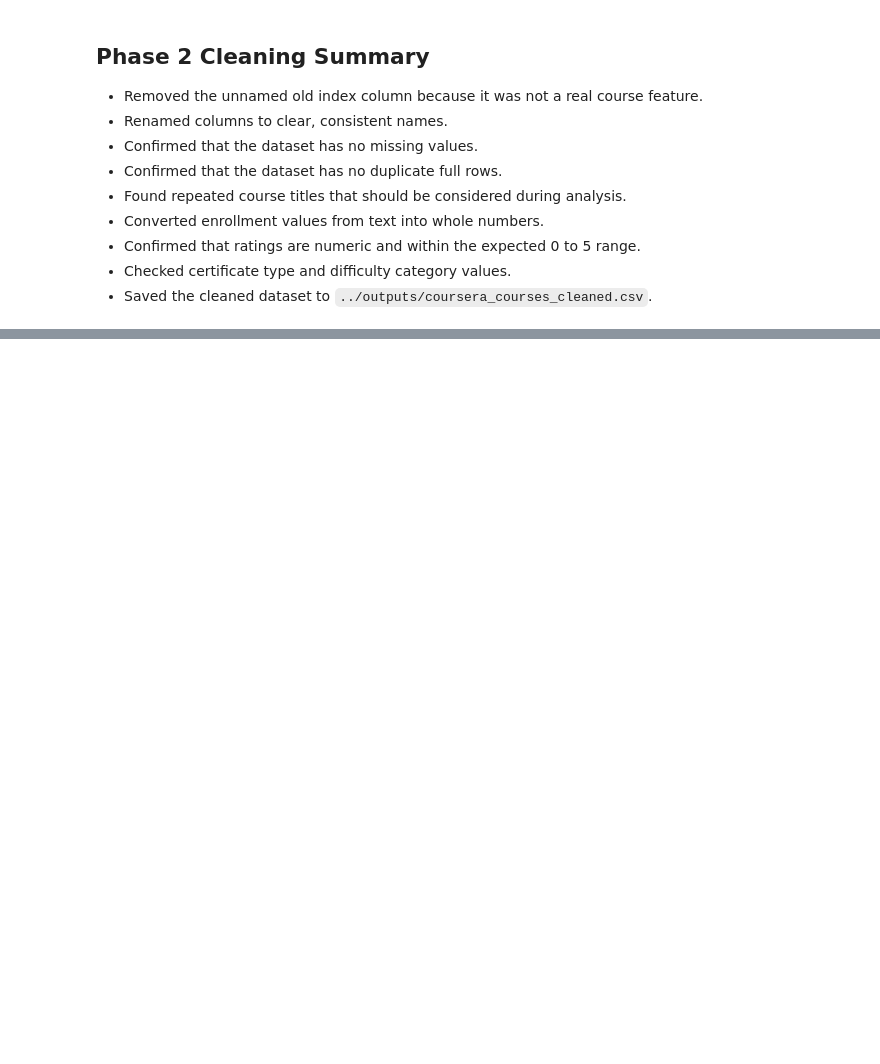
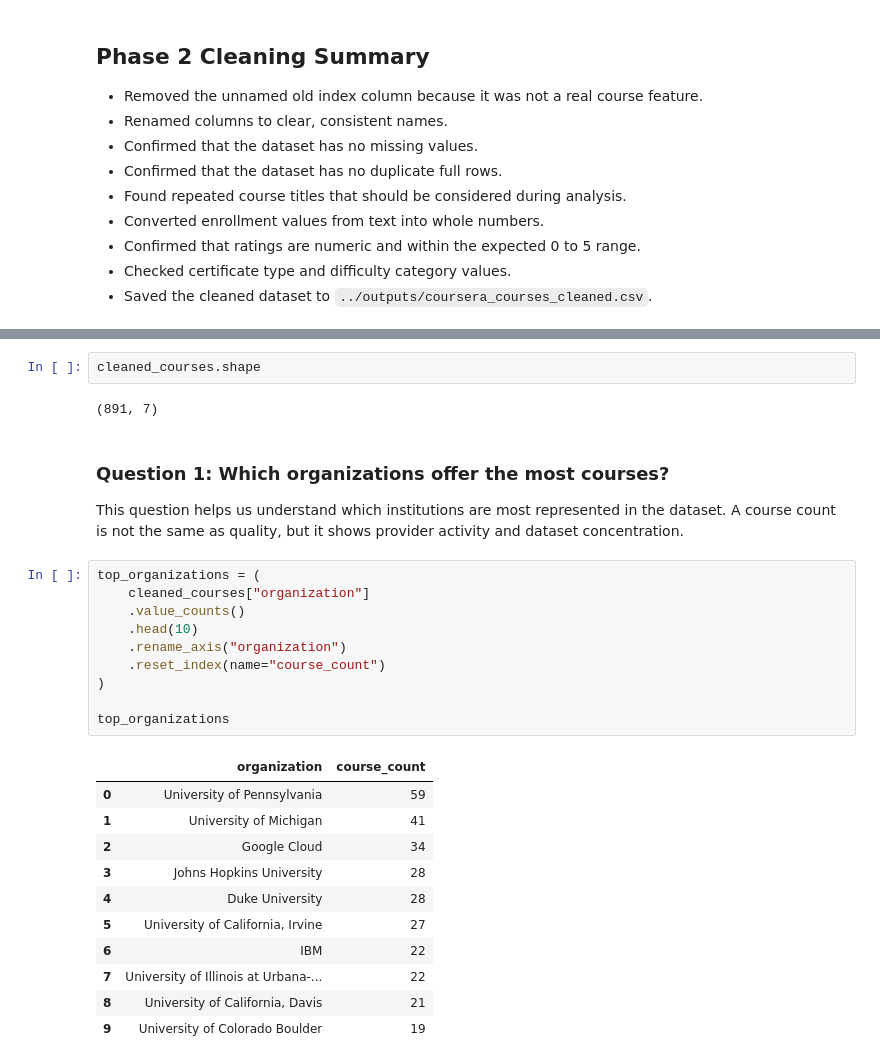
Before and after one commit to LubanaOrin/learn_code, a Jupyter notebook: tasks/Coursera Course Dataset Analysis/notebooks/coursera_course_dataset_analysis.ipynb, the cells around one changed output, grey strips where cells are left out. Cells and saved outputs as stored; diff of their text form; blank space fills up the shorter version.

```diff
--- a/tasks/Coursera Course Dataset Analysis/notebooks/coursera_course_dataset_analysis.ipynb
+++ b/tasks/Coursera Course Dataset Analysis/notebooks/coursera_course_dataset_analysis.ipynb
@@ -271,0 +300,30 @@ courses_cleaned.head()
+# %%
+cleaned_courses.shape
+# %% [output]
+(891, 7)
+# %% [markdown]
+### Question 1: Which organizations offer the most courses?
+
+This question helps us understand which institutions are most represented in the dataset. A course count is not the same as quality, but it shows provider activity and dataset concentration.
+# %%
+top_organizations = (
+    cleaned_courses["organization"]
+    .value_counts()
+    .head(10)
+    .rename_axis("organization")
+    .reset_index(name="course_count")
+)
+
+top_organizations
+# %% [output]
+|  | organization | course_count |
+| 0 | University of Pennsylvania | 59 |
+| 1 | University of Michigan | 41 |
+| 2 | Google Cloud | 34 |
+| 3 | Johns Hopkins University | 28 |
+| 4 | Duke University | 28 |
+| 5 | University of California, Irvine | 27 |
+| 6 | IBM | 22 |
+| 7 | University of Illinois at Urbana-... | 22 |
+| 8 | University of California, Davis | 21 |
+| 9 | University of Colorado Boulder | 19 |
```
Also changed, not shown: parts of 21 cells of this notebook, 1 other file.
